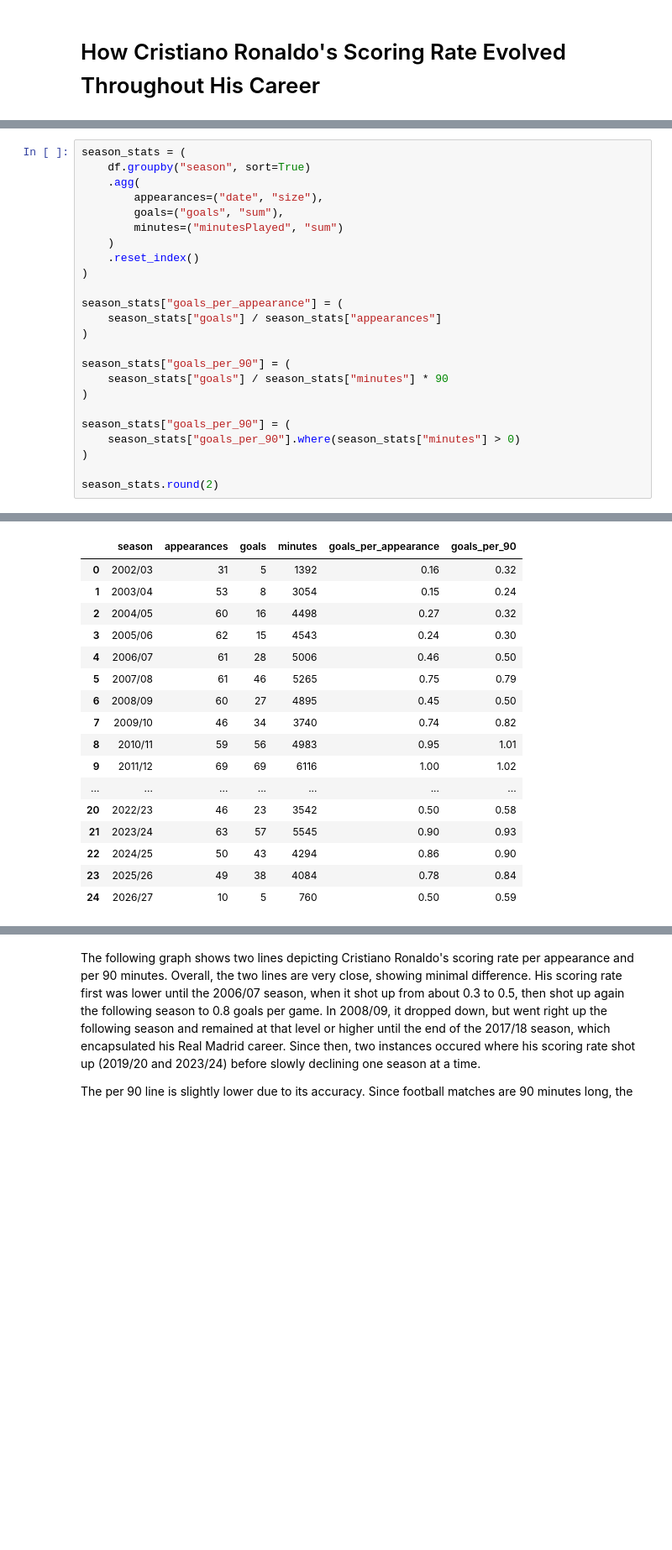
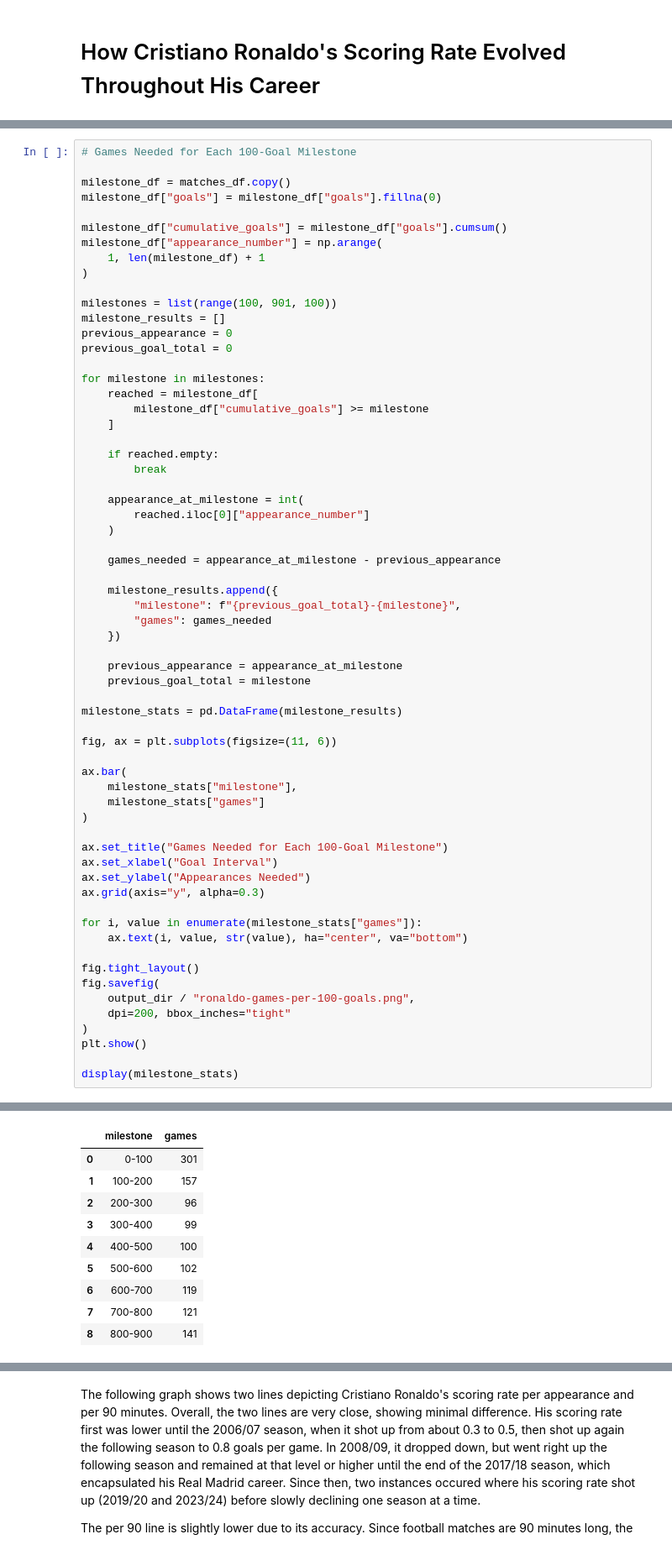
Before and after one commit to ronaldogoatsfc/cr7archive, a Jupyter notebook: data/notebooks/scoring_rate.ipynb, the cells around one changed output, grey strips where cells are left out. Shown at 84% size. Cells and saved outputs as stored; diff of their text form; blank space fills up the shorter version.

```diff
--- a/data/notebooks/scoring_rate.ipynb
+++ b/data/notebooks/scoring_rate.ipynb
@@ -58,25 +122,64 @@ df[["date", "season", "goals", "minutesPlayed"]].head()
 # %%
-season_stats = (
-    df.groupby("season", sort=True)
-    .agg(
-        appearances=("date", "size"),
-        goals=("goals", "sum"),
-        minutes=("minutesPlayed", "sum")
-    )
-    .reset_index()
+# Games Needed for Each 100-Goal Milestone
+
+milestone_df = matches_df.copy()
+milestone_df["goals"] = milestone_df["goals"].fillna(0)
+
+milestone_df["cumulative_goals"] = milestone_df["goals"].cumsum()
+milestone_df["appearance_number"] = np.arange(
+    1, len(milestone_df) + 1
 )
 
-season_stats["goals_per_appearance"] = (
-    season_stats["goals"] / season_stats["appearances"]
+milestones = list(range(100, 901, 100))
+milestone_results = []
+previous_appearance = 0
+previous_goal_total = 0
+
+for milestone in milestones:
+    reached = milestone_df[
+        milestone_df["cumulative_goals"] >= milestone
+    ]
+
+    if reached.empty:
+        break
+
+    appearance_at_milestone = int(
+        reached.iloc[0]["appearance_number"]
+    )
+
+    games_needed = appearance_at_milestone - previous_appearance
+
+    milestone_results.append({
+        "milestone": f"{previous_goal_total}-{milestone}",
+        "games": games_needed
+    })
+
+    previous_appearance = appearance_at_milestone
+    previous_goal_total = milestone
+
+milestone_stats = pd.DataFrame(milestone_results)
+
+fig, ax = plt.subplots(figsize=(11, 6))
+
+ax.bar(
+    milestone_stats["milestone"],
+    milestone_stats["games"]
 )
 
-season_stats["goals_per_90"] = (
-    season_stats["goals"] / season_stats["minutes"] * 90
+ax.set_title("Games Needed for Each 100-Goal Milestone")
+ax.set_xlabel("Goal Interval")
+ax.set_ylabel("Appearances Needed")
+ax.grid(axis="y", alpha=0.3)
+
+for i, value in enumerate(milestone_stats["games"]):
+    ax.text(i, value, str(value), ha="center", va="bottom")
+
+fig.tight_layout()
+fig.savefig(
+    output_dir / "ronaldo-games-per-100-goals.png",
+    dpi=200, bbox_inches="tight"
 )
+plt.show()
 
-season_stats["goals_per_90"] = (
-    season_stats["goals_per_90"].where(season_stats["minutes"] > 0)
-)
-
-season_stats.round(2)
+display(milestone_stats)
 # %% [output]
@@ -83,17 +187,10 @@ season_stats.round(2)
-|  | season | appearances | goals | minutes | goals_per_appearance | goals_per_90 |
-| 0 | 2002/03 | 31 | 5 | 1392 | 0.16 | 0.32 |
-| 1 | 2003/04 | 53 | 8 | 3054 | 0.15 | 0.24 |
-| 2 | 2004/05 | 60 | 16 | 4498 | 0.27 | 0.32 |
-| 3 | 2005/06 | 62 | 15 | 4543 | 0.24 | 0.30 |
-| 4 | 2006/07 | 61 | 28 | 5006 | 0.46 | 0.50 |
-| 5 | 2007/08 | 61 | 46 | 5265 | 0.75 | 0.79 |
-| 6 | 2008/09 | 60 | 27 | 4895 | 0.45 | 0.50 |
-| 7 | 2009/10 | 46 | 34 | 3740 | 0.74 | 0.82 |
-| 8 | 2010/11 | 59 | 56 | 4983 | 0.95 | 1.01 |
-| 9 | 2011/12 | 69 | 69 | 6116 | 1.00 | 1.02 |
-| ... | ... | ... | ... | ... | ... | ... |
-| 20 | 2022/23 | 46 | 23 | 3542 | 0.50 | 0.58 |
-| 21 | 2023/24 | 63 | 57 | 5545 | 0.90 | 0.93 |
-| 22 | 2024/25 | 50 | 43 | 4294 | 0.86 | 0.90 |
-| 23 | 2025/26 | 49 | 38 | 4084 | 0.78 | 0.84 |
-| 24 | 2026/27 | 10 | 5 | 760 | 0.50 | 0.59 |
+|  | milestone | games |
+| 0 | 0-100 | 301 |
+| 1 | 100-200 | 157 |
+| 2 | 200-300 | 96 |
+| 3 | 300-400 | 99 |
+| 4 | 400-500 | 100 |
+| 5 | 500-600 | 102 |
+| 6 | 600-700 | 119 |
+| 7 | 700-800 | 121 |
+| 8 | 800-900 | 141 |
```
Also changed, not shown: parts of 14 cells of this notebook, 11 other files.
